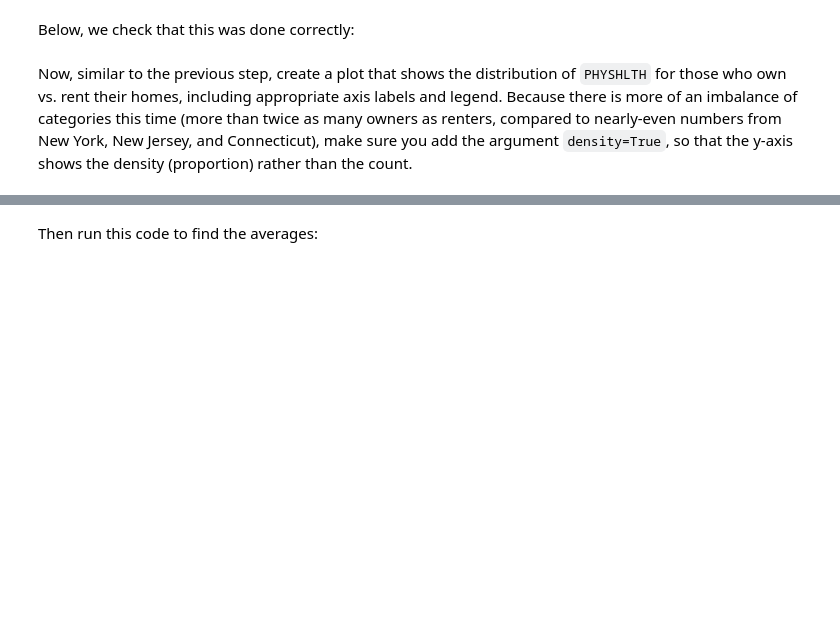
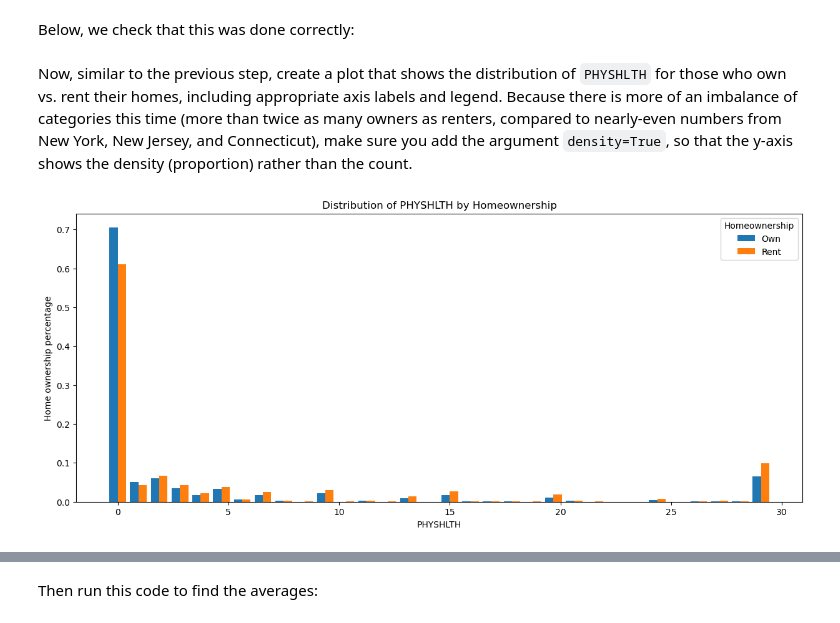
Before and after one commit to Rivents/dsc-hypothesis-testing-lab, a Jupyter notebook: index.ipynb, the cells around one changed output, grey strips where cells are left out. Drawn from its saved outputs; the diff is of its cells as text; code cells hidden in the pictures; blank space fills up the shorter version.

```diff
--- a/index.ipynb
+++ b/index.ipynb
@@ -346,0 +376,18 @@ Now, similar to the previous step, create a plot that shows the distribution of
+# %%
+fig, ax = plt.subplots(figsize=(15, 6))
+
+ax.hist(
+    x=[own, rent],
+    label=["Own","Rent"],
+    density=True,
+    bins = 32,
+    align="left"
+)
+
+ax.set_xlabel("PHYSHLTH")
+ax.set_ylabel("Home ownership percentage")
+ax.set_title("Distribution of PHYSHLTH by Homeownership")
+
+ax.legend(title="Homeownership");
+# %% [output]
+[figure, added]
```
Also changed, not shown: parts of 33 cells of this notebook.
